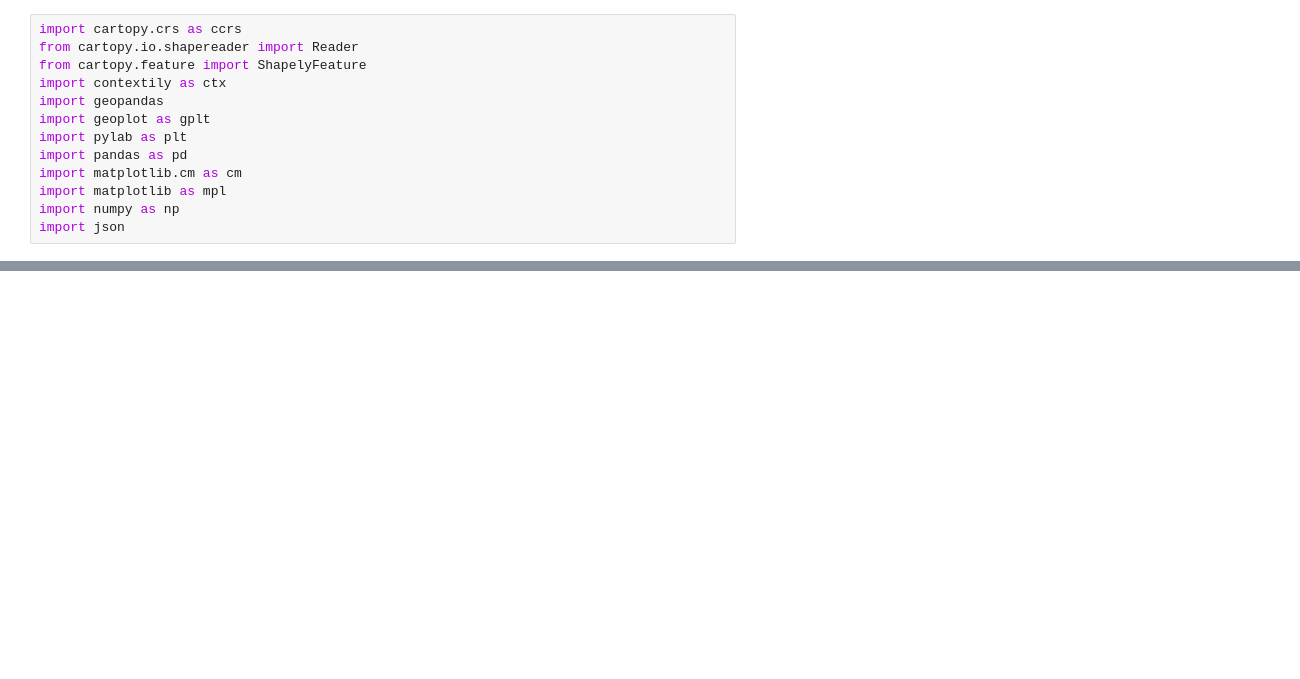
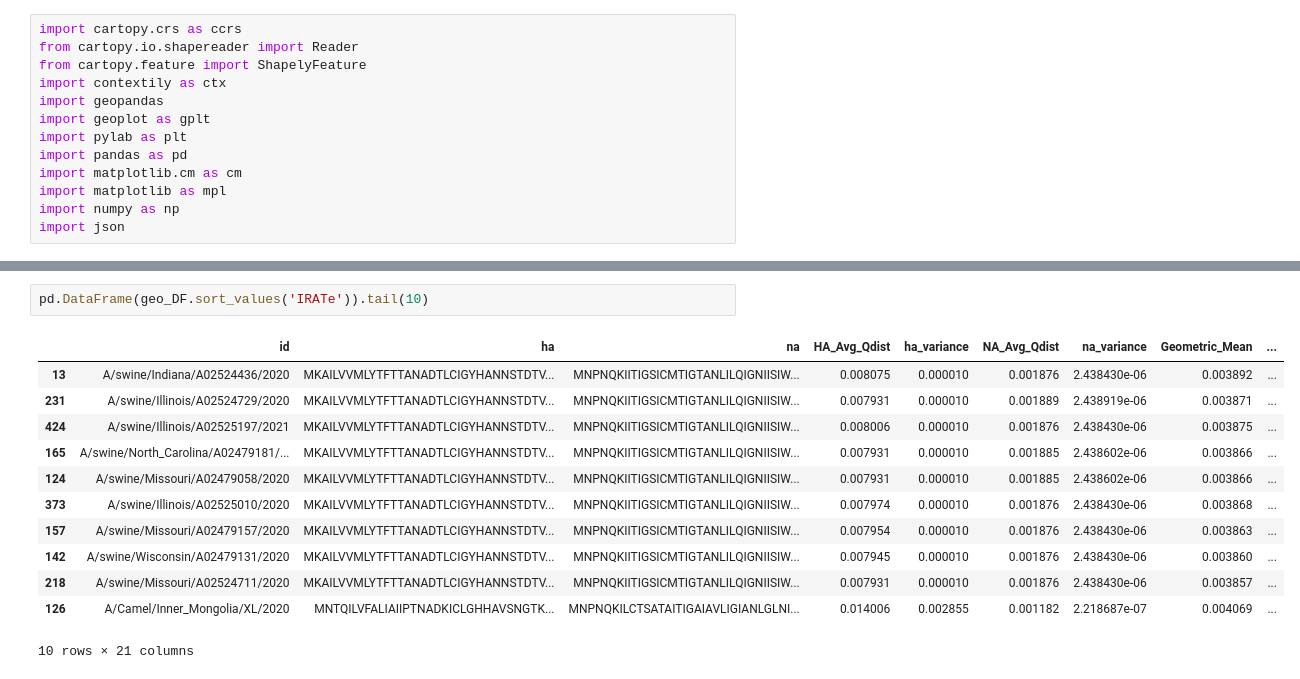
Before and after one commit to zeroknowledgediscovery/emergenet, a Jupyter notebook: irat_qnet/preddata/georisk.ipynb, the cells around one changed output, grey strips where cells are left out. Cells and saved outputs as stored; diff of their text form; blank space fills up the shorter version.

```diff
--- a/irat_qnet/preddata/georisk.ipynb
+++ b/irat_qnet/preddata/georisk.ipynb
@@ -248,0 +295,15 @@ saveFIG(filename='bionorad_wcol.png')
+# %%
+pd.DataFrame(geo_DF.sort_values('IRATe')).tail(10)
+# %% [output]
+|  | id | ha | na | HA_Avg_Qdist | ha_variance | NA_Avg_Qdist | na_variance | Geometric_Mean | ... |
+| 13 | A/swine/Indiana/A02524436/2020 | MKAILVVMLYTFTTANADTLCIGYHANNSTDTV... | MNPNQKIITIGSICMTIGTANLILQIGNIISIW... | 0.008075 | 0.000010 | 0.001876 | 2.438430e-06 | 0.003892 | ... |
+| 231 | A/swine/Illinois/A02524729/2020 | MKAILVVMLYTFTTANADTLCIGYHANNSTDTV... | MNPNQKIITIGSICMTIGTANLILQIGNIISIW... | 0.007931 | 0.000010 | 0.001889 | 2.438919e-06 | 0.003871 | ... |
+| 424 | A/swine/Illinois/A02525197/2021 | MKAILVVMLYTFTTANADTLCIGYHANNSTDTV... | MNPNQKIITIGSICMTIGTANLILQIGNIISIW... | 0.008006 | 0.000010 | 0.001876 | 2.438430e-06 | 0.003875 | ... |
+| 165 | A/swine/North_Carolina/A02479181/... | MKAILVVMLYTFTTANADTLCIGYHANNSTDTV... | MNPNQKIITIGSICMTIGTANLILQIGNIISIW... | 0.007931 | 0.000010 | 0.001885 | 2.438602e-06 | 0.003866 | ... |
+| 124 | A/swine/Missouri/A02479058/2020 | MKAILVVMLYTFTTANADTLCIGYHANNSTDTV... | MNPNQKIITIGSICMTIGTANLILQIGNIISIW... | 0.007931 | 0.000010 | 0.001885 | 2.438602e-06 | 0.003866 | ... |
+| 373 | A/swine/Illinois/A02525010/2020 | MKAILVVMLYTFTTANADTLCIGYHANNSTDTV... | MNPNQKIITIGSICMTIGTANLILQIGNIISIW... | 0.007974 | 0.000010 | 0.001876 | 2.438430e-06 | 0.003868 | ... |
+| 157 | A/swine/Missouri/A02479157/2020 | MKAILVVMLYTFTTANADTLCIGYHANNSTDTV... | MNPNQKIITIGSICMTIGTANLILQIGNIISIW... | 0.007954 | 0.000010 | 0.001876 | 2.438430e-06 | 0.003863 | ... |
+| 142 | A/swine/Wisconsin/A02479131/2020 | MKAILVVMLYTFTTANADTLCIGYHANNSTDTV... | MNPNQKIITIGSICMTIGTANLILQIGNIISIW... | 0.007945 | 0.000010 | 0.001876 | 2.438430e-06 | 0.003860 | ... |
+| 218 | A/swine/Missouri/A02524711/2020 | MKAILVVMLYTFTTANADTLCIGYHANNSTDTV... | MNPNQKIITIGSICMTIGTANLILQIGNIISIW... | 0.007931 | 0.000010 | 0.001876 | 2.438430e-06 | 0.003857 | ... |
+| 126 | A/Camel/Inner_Mongolia/XL/2020 | MNTQILVFALIAIIPTNADKICLGHHAVSNGTK... | MNPNQKILCTSATAITIGAIAVLIGIANLGLNI... | 0.014006 | 0.002855 | 0.001182 | 2.218687e-07 | 0.004069 | ... |
+10 rows × 21 columns
```
Also changed, not shown: parts of 15 cells of this notebook, 16 other files.
